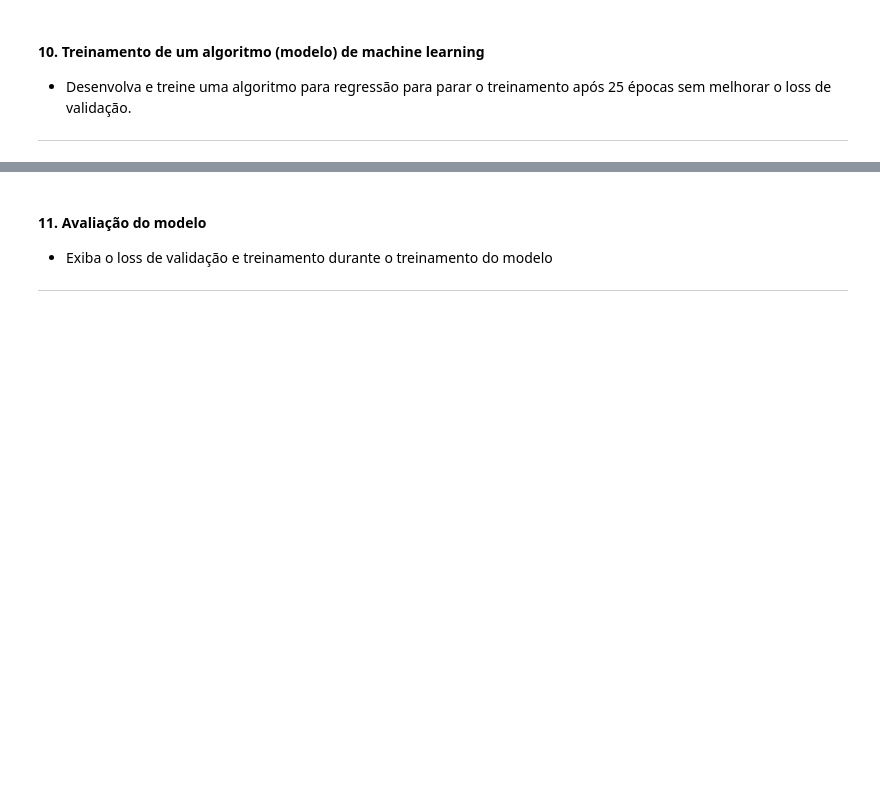
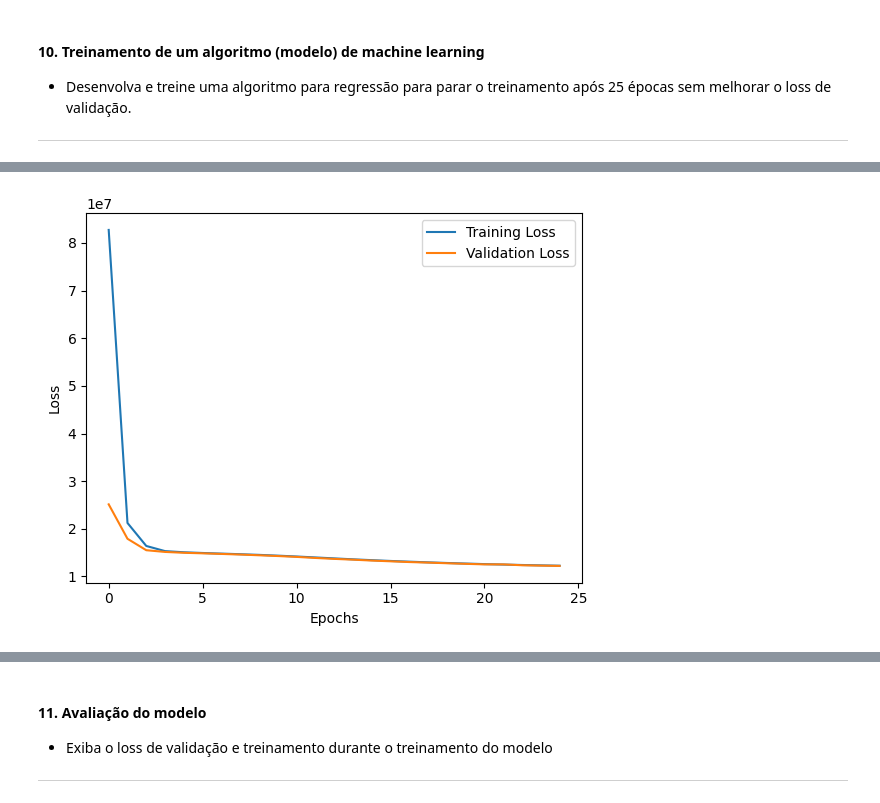
Before and after one commit to leaop/Graduation, a Jupyter notebook: 3 semestre/mineração de dados/trabalho_final.ipynb, the cells around one changed output, grey strips where cells are left out. Drawn from its saved outputs; the diff is of its cells as text; code cells hidden in the pictures; blank space fills up the shorter version.

```diff
--- a/3 semestre/mineração de dados/trabalho_final.ipynb
+++ b/3 semestre/mineração de dados/trabalho_final.ipynb
@@ -319,0 +251,3 @@ memory usage: 10.8+ MB
+# %%
+df['ano'] = df['ano'].astype('int64')
+df['duracao_bateria'] = df['duracao_bateria'].astype('float64')
@@ -337,6 +329,10 @@ X_normalized = scaler.fit_transform(X)
 #### 9. Dividir dados em treinamento, validação e teste
 - Divida o conjunto de dados em uma parte para treinamento, outra para teste (15%) e outra para validação (15%).
 ***
+# %%
+from sklearn.model_selection import train_test_split
+X_train, X_temp, y_train, y_temp = train_test_split(X_normalized, y, test_size=0.3, random_state=42)
+X_val, X_test, y_val, y_test = train_test_split(X_temp, y_temp, test_size=0.5, random_state=42)
 # %% [markdown]
 # Parte 4: Modelagem e Avaliação
 ***
@@ -346,0 +402,21 @@ X_normalized = scaler.fit_transform(X)
+# %%
+import tensorflow as tf
+from tensorflow import keras
+from tensorflow.keras import layers
+from tensorflow.keras.callbacks import EarlyStopping
+num_features = X_train.shape[1]
+# Definir o modelo de regressão
+model = keras.Sequential([
+    layers.Dense(64, activation='relu', input_shape=(num_features,)),
+    layers.Dense(64, activation='relu'),
+    layers.Dense(1)
+])
+
+# Compilar o modelo
+model.compile(optimizer='adam', loss='mean_squared_error')
+
+# Definir o EarlyStopping para interromper o treinamento após 25 épocas sem melhora no loss de validação
+early_stopping = EarlyStopping(monitor='val_loss', patience=25)
+
+# Treinar o modelo com EarlyStopping
+history = model.fit(X_train, y_train, epochs=25, validation_data=(X_val, y_val), callbacks=[early_stopping])
@@ -346,0 +441,13 @@ X_normalized = scaler.fit_transform(X)
+# %%
+train_loss = history.history['loss']
+val_loss = history.history['val_loss']
+
+
+plt.plot(train_loss, label='Training Loss')
+plt.plot(val_loss, label='Validation Loss')
+plt.xlabel('Epochs')
+plt.ylabel('Loss')
+plt.legend()
+plt.show()
+# %% [output]
+[figure, added]
```
Also changed, not shown: parts of 21 cells of this notebook.
